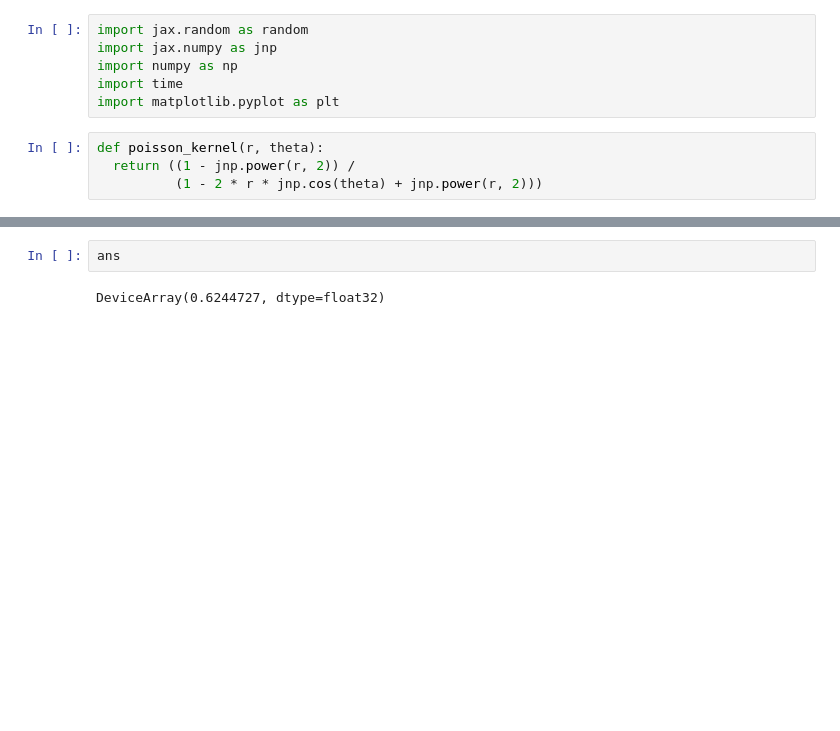
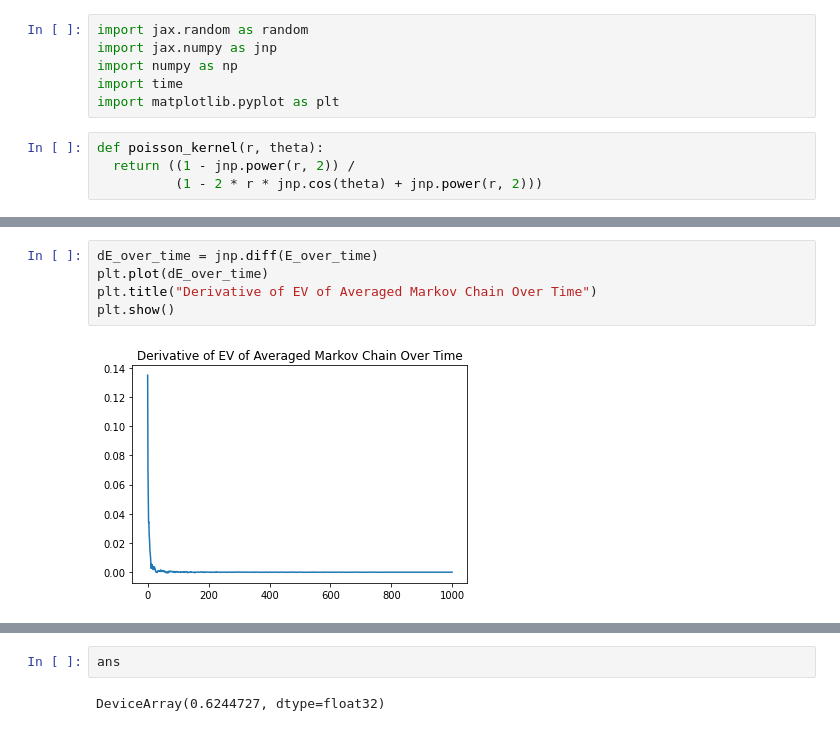
Before and after one commit to AmandinChyba/Project1-Fields-2022, a Jupyter notebook: Laplace_On_Disc/LaplaceOnDisc.ipynb, the cells around one changed output, grey strips where cells are left out. Saved outputs shown, nothing was run; the diff lists cells and outputs as text; blank space fills up the shorter version.

```diff
--- a/Laplace_On_Disc/LaplaceOnDisc.ipynb
+++ b/Laplace_On_Disc/LaplaceOnDisc.ipynb
@@ -97,3 +98,10 @@ plt.show()
+# %%
+dE_over_time = jnp.diff(E_over_time)
+plt.plot(dE_over_time)
+plt.title("Derivative of EV of Averaged Markov Chain Over Time")
+plt.show()
+# %% [output]
+[figure, added]
 # %%
 '''
 solve_at : Solves the Dirichlet problem for Laplace's equation on a 2D disc at
```
Also changed, not shown: parts of 6 cells of this notebook.
